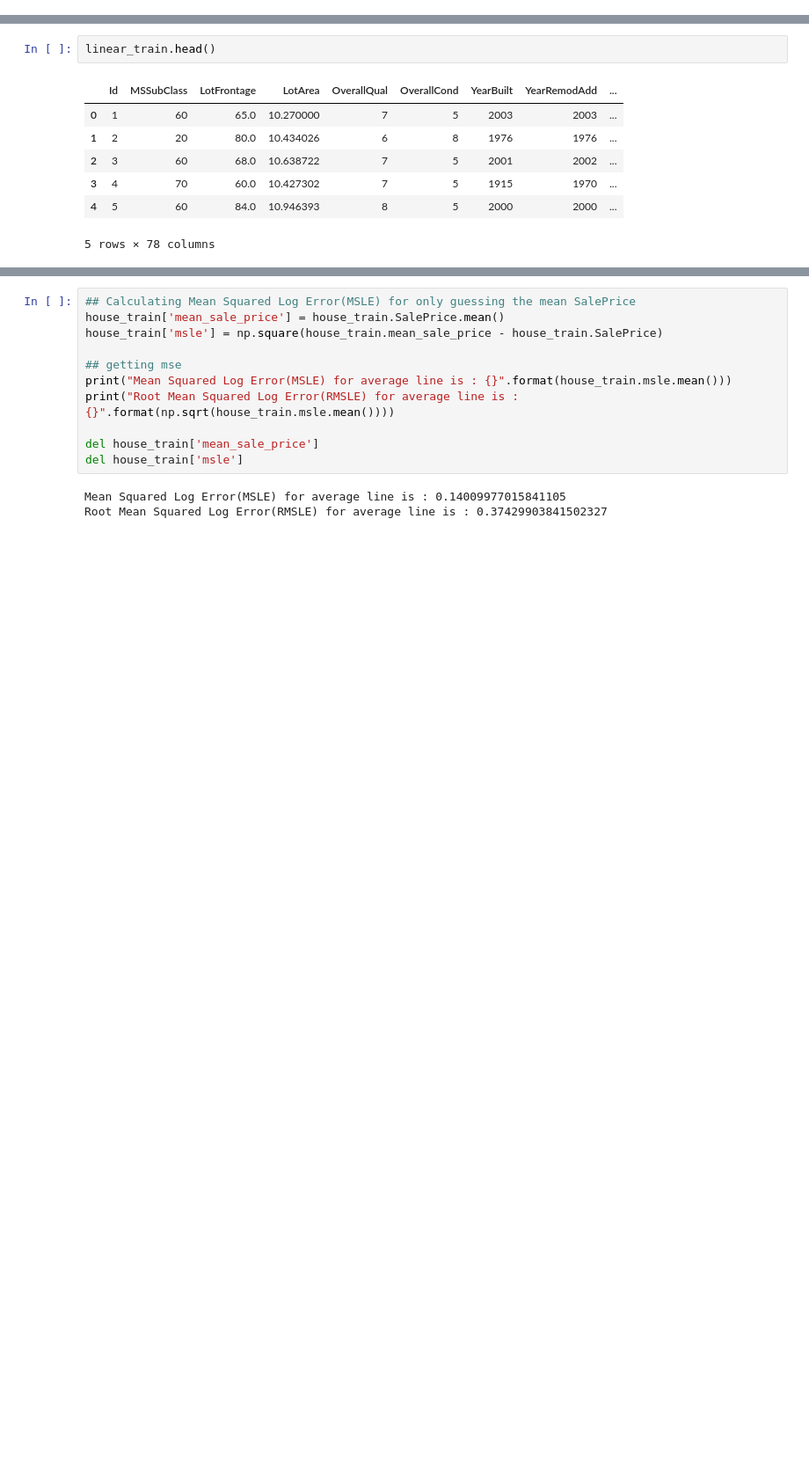
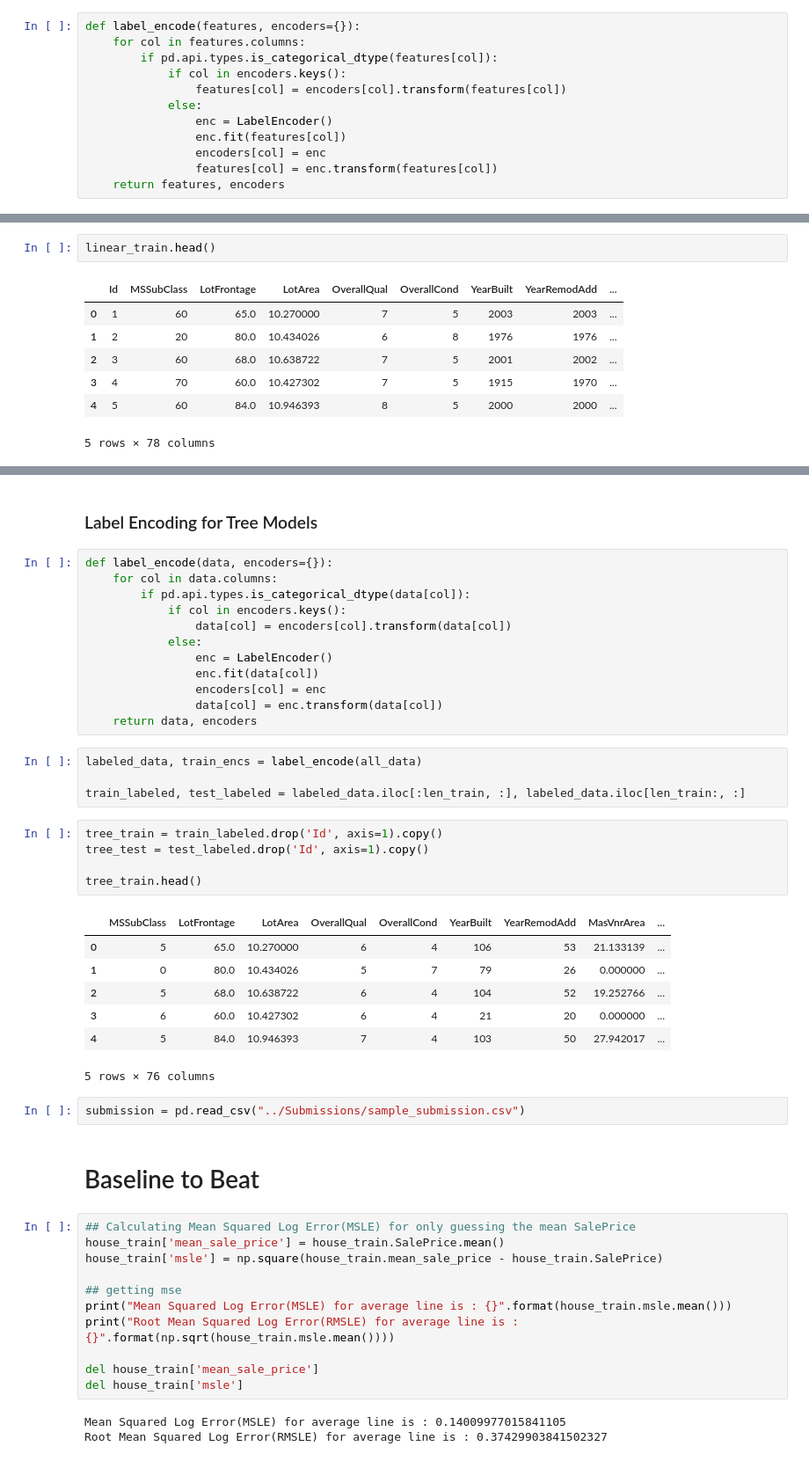
Before and after one commit to phil-trinh/HousePrices-Kaggle, a Jupyter notebook: Notebooks/Exploration and Preprocessing.ipynb, the cells around one changed output, grey strips where cells are left out. Shown: that part at 88% size. Drawn from its saved outputs; the diff is of its cells as text; blank space fills up the shorter version.

```diff
--- a/Notebooks/Exploration and Preprocessing.ipynb
+++ b/Notebooks/Exploration and Preprocessing.ipynb
@@ -25,3 +49,15 @@ Reduce Memory usage function from [ASHRAE](https://www.kaggle.com/caesarlupum/as
+# %%
+def label_encode(features, encoders={}):
+    for col in features.columns:
+        if pd.api.types.is_categorical_dtype(features[col]):
+            if col in encoders.keys():
+                features[col] = encoders[col].transform(features[col])
+            else:
+                enc = LabelEncoder()
+                enc.fit(features[col])
+                encoders[col] = enc
+                features[col] = enc.transform(features[col])
+    return features, encoders
 # %%
 def reduce_mem_usage(df, verbose=True):
     numerics = ['int16', 'int32', 'int64', 'float16', 'float32', 'float64']
@@ -498,3 +594,38 @@ linear_train.head()
+# %% [markdown]
+### Label Encoding for Tree Models
+# %%
+def label_encode(data, encoders={}):
+    for col in data.columns:
+        if pd.api.types.is_categorical_dtype(data[col]):
+            if col in encoders.keys():
+                data[col] = encoders[col].transform(data[col])
+            else:
+                enc = LabelEncoder()
+                enc.fit(data[col])
+                encoders[col] = enc
+                data[col] = enc.transform(data[col])
+    return data, encoders
+# %%
+labeled_data, train_encs = label_encode(all_data)
+
+train_labeled, test_labeled = labeled_data.iloc[:len_train, :], labeled_data.iloc[len_train:, :]
+# %%
+tree_train = train_labeled.drop('Id', axis=1).copy()
+tree_test = test_labeled.drop('Id', axis=1).copy()
+
+tree_train.head()
+# %% [output]
+|  | MSSubClass | LotFrontage | LotArea | OverallQual | OverallCond | YearBuilt | YearRemodAdd | MasVnrArea | ... |
+| 0 | 5 | 65.0 | 10.270000 | 6 | 4 | 106 | 53 | 21.133139 | ... |
+| 1 | 0 | 80.0 | 10.434026 | 5 | 7 | 79 | 26 | 0.000000 | ... |
+| 2 | 5 | 68.0 | 10.638722 | 6 | 4 | 104 | 52 | 19.252766 | ... |
+| 3 | 6 | 60.0 | 10.427302 | 6 | 4 | 21 | 20 | 0.000000 | ... |
+| 4 | 5 | 84.0 | 10.946393 | 7 | 4 | 103 | 50 | 27.942017 | ... |
+5 rows × 76 columns
+# %%
+submission = pd.read_csv("../Submissions/sample_submission.csv")
+# %% [markdown]
+# Baseline to Beat
 # %%
 ## Calculating Mean Squared Log Error(MSLE) for only guessing the mean SalePrice
 house_train['mean_sale_price'] = house_train.SalePrice.mean()
```
Also changed, not shown: parts of 12 cells of this notebook, 2 other files.
